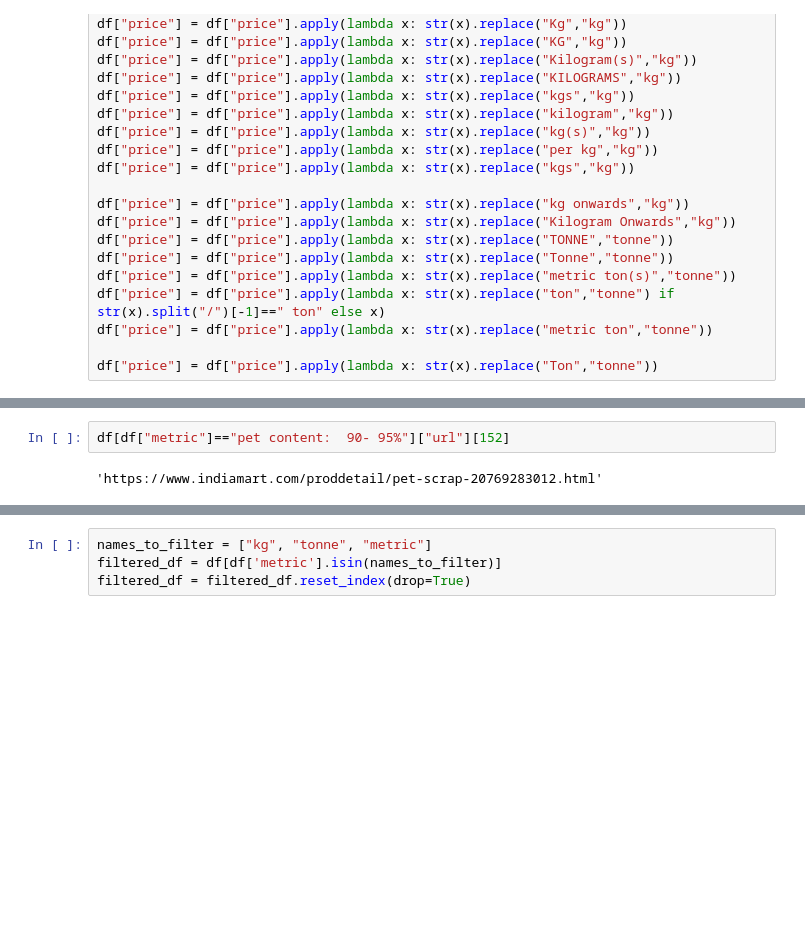
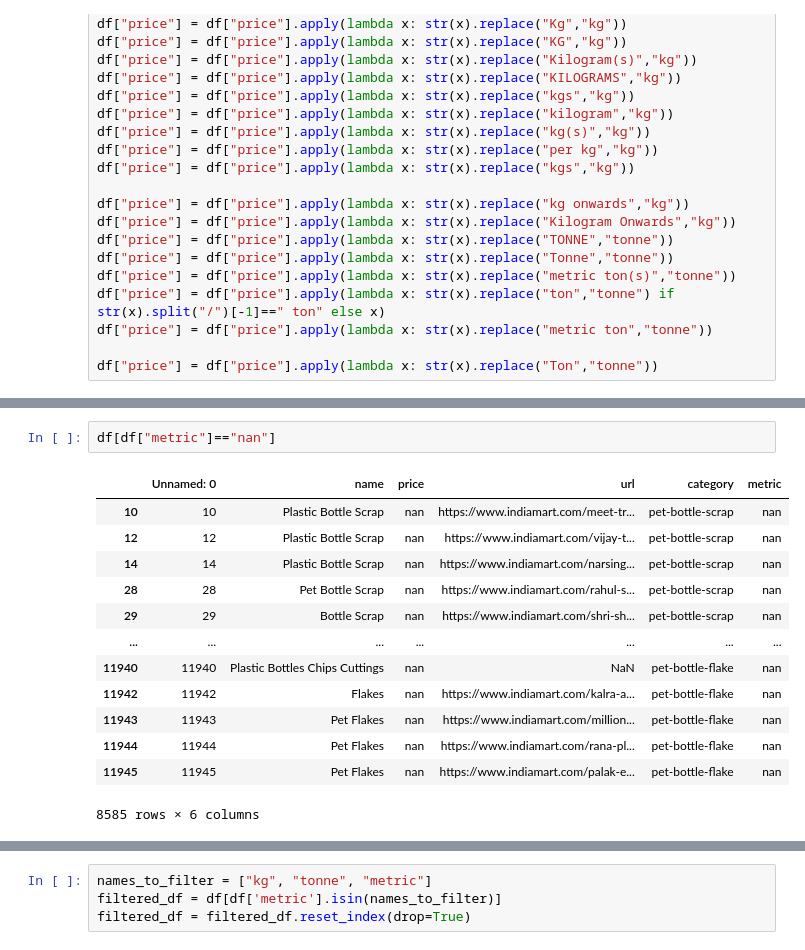
Before and after one commit to arianGh1/020604-Automated-Webscrapping, a Jupyter notebook: Indiamart/indiamart_scrape.ipynb, the cells around one changed output, grey strips where cells are left out. Saved outputs shown, nothing was run; the diff lists cells and outputs as text; blank space fills up the shorter version.

```diff
--- a/Indiamart/indiamart_scrape.ipynb
+++ b/Indiamart/indiamart_scrape.ipynb
@@ -247,4 +232,16 @@ df["metric"].value_counts().to_dict()
 # %%
-df[df["metric"]=="pet content:  90- 95%"]["url"][152]
+df[df["metric"]=="nan"]
 # %% [output]
+|  | Unnamed: 0 | name | price | url | category | metric |
+| 10 | 10 | Plastic Bottle Scrap | nan | https://www.indiamart.com/meet-tr... | pet-bottle-scrap | nan |
+| 12 | 12 | Plastic Bottle Scrap | nan | https://www.indiamart.com/vijay-t... | pet-bottle-scrap | nan |
+| 14 | 14 | Plastic Bottle Scrap | nan | https://www.indiamart.com/narsing... | pet-bottle-scrap | nan |
+| 28 | 28 | Pet Bottle Scrap | nan | https://www.indiamart.com/rahul-s... | pet-bottle-scrap | nan |
+| 29 | 29 | Bottle Scrap | nan | https://www.indiamart.com/shri-sh... | pet-bottle-scrap | nan |
+| ... | ... | ... | ... | ... | ... | ... |
+| 11940 | 11940 | Plastic Bottles Chips Cuttings | nan | NaN | pet-bottle-flake | nan |
+| 11942 | 11942 | Flakes | nan | https://www.indiamart.com/kalra-a... | pet-bottle-flake | nan |
+| 11943 | 11943 | Pet Flakes | nan | https://www.indiamart.com/million... | pet-bottle-flake | nan |
+| 11944 | 11944 | Pet Flakes | nan | https://www.indiamart.com/rana-pl... | pet-bottle-flake | nan |
+| 11945 | 11945 | Pet Flakes | nan | https://www.indiamart.com/palak-e... | pet-bottle-flake | nan |
-'https://www.indiamart.com/proddetail/pet-scrap-20769283012.html'
+8585 rows × 6 columns
```
Also changed, not shown: parts of 3 cells of this notebook, 1 other file.
